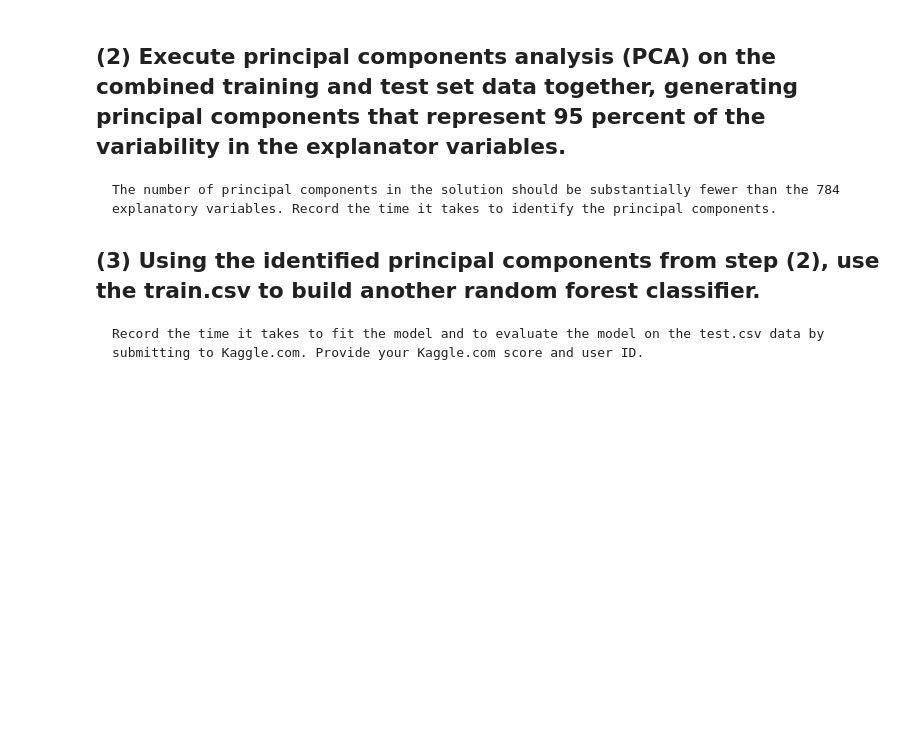
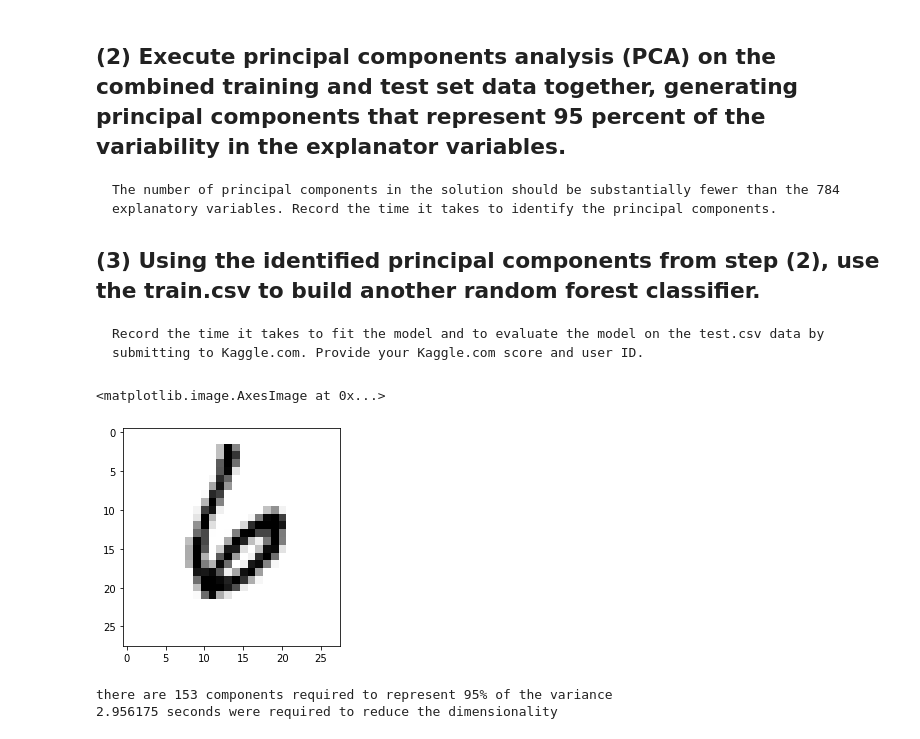
Before and after one commit to bblank70/MSDS422, a Jupyter notebook: Assignment5-Digits.ipynb, the cells around one changed output. Cells and saved outputs as stored; diff of their text form; code cells hidden in the pictures; blank space fills up the shorter version.

```diff
--- a/Assignment5-Digits.ipynb
+++ b/Assignment5-Digits.ipynb
@@ -188,3 +215,12 @@ Forest_info = [userID, score, Forest_elapsed]
 
 ## (3) Using the identified principal components from step (2), use the train.csv to build another random forest classifier.
     Record the time it takes to fit the model and to evaluate the model on the test.csv data by submitting to Kaggle.com. Provide your Kaggle.com score and user ID.
+# %%
+#gets first image and makes a plot of what the image is.
+original = np.array(X_train.iloc[0, :])
+
+original_image = original.reshape(28,28)
+plt.imshow(original_image, cmap='binary')
+# %% [output]
+<matplotlib.image.AxesImage at 0x...>
+[figure, added]
@@ -190,0 +237,6 @@ Forest_info = [userID, score, Forest_elapsed]
+# %%
+print('there are', components_95, 'components required to represent 95% of the variance')
+print(componentID_elapsed, 'seconds were required to reduce the dimensionality')
+# %% [output]
+there are 153 components required to represent 95% of the variance
+2.956175 seconds were required to reduce the dimensionality
```
Also changed, not shown: parts of 22 cells of this notebook.
